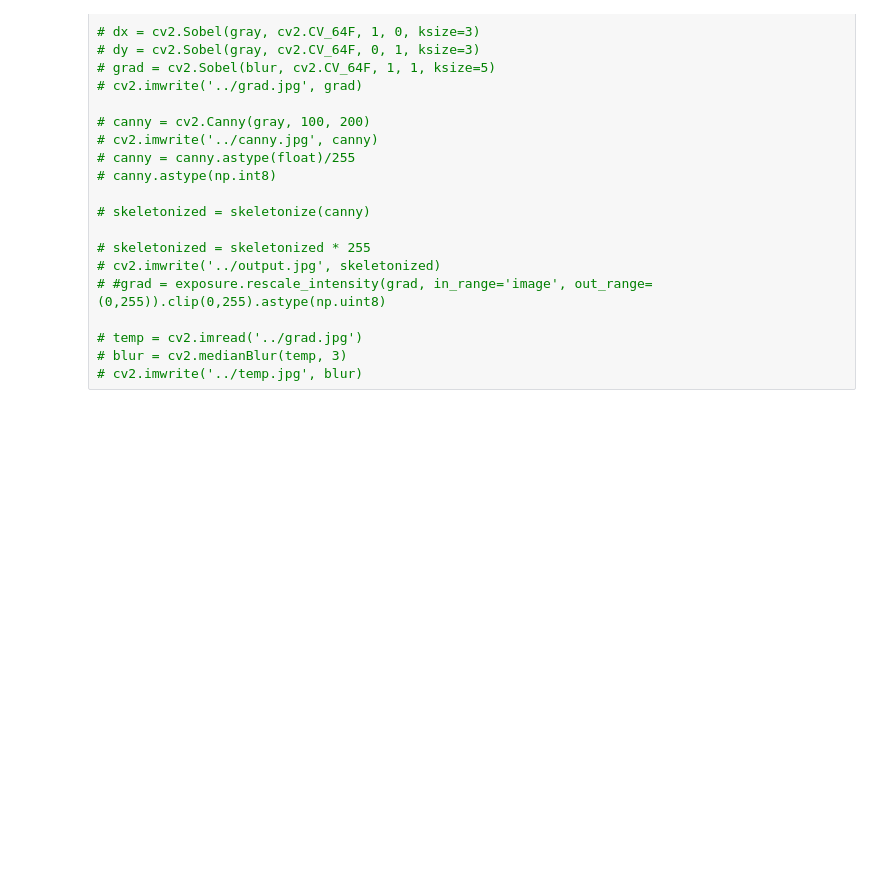
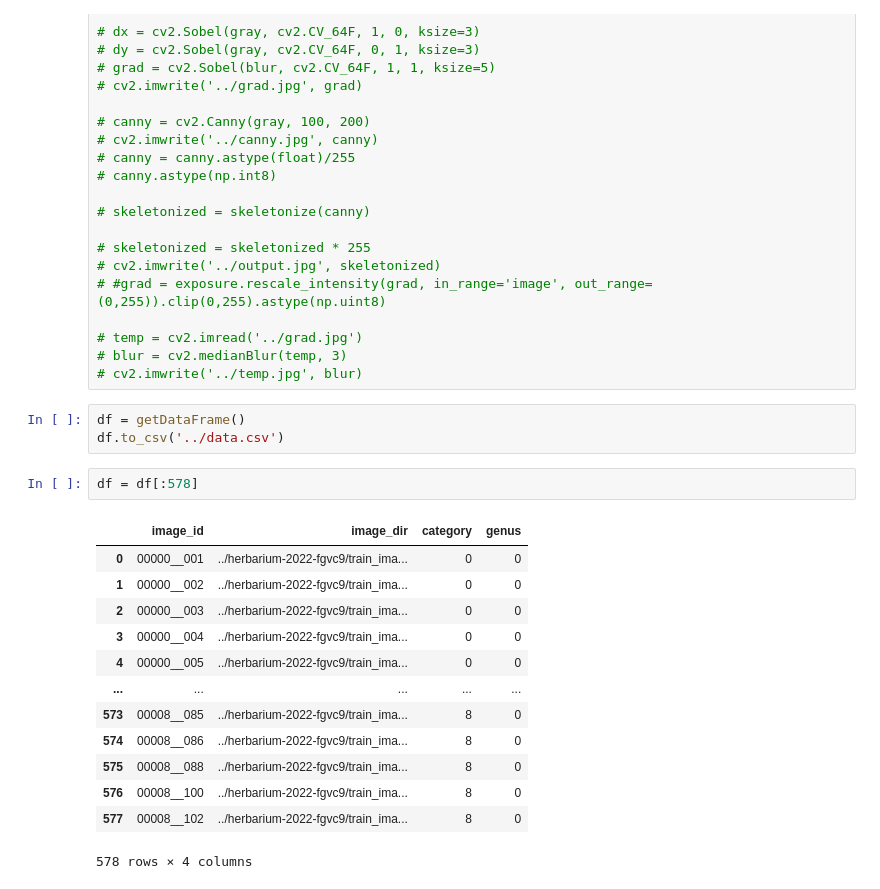
Before and after one commit to liuyoshio/Herbarium-Identification, a Jupyter notebook: playground.ipynb, the cells around one changed output. Cells and saved outputs as stored; diff of their text form; blank space fills up the shorter version.

```diff
--- a/playground.ipynb
+++ b/playground.ipynb
@@ -89,3 +92,22 @@ True
 # temp = cv2.imread('../grad.jpg')
 # blur = cv2.medianBlur(temp, 3)
 # cv2.imwrite('../temp.jpg', blur)
+# %%
+df = getDataFrame()
+df.to_csv('../data.csv')
+# %%
+df = df[:578]
+# %% [output]
+|  | image_id | image_dir | category | genus |
+| 0 | 00000__001 | ../herbarium-2022-fgvc9/train_ima... | 0 | 0 |
+| 1 | 00000__002 | ../herbarium-2022-fgvc9/train_ima... | 0 | 0 |
+| 2 | 00000__003 | ../herbarium-2022-fgvc9/train_ima... | 0 | 0 |
+| 3 | 00000__004 | ../herbarium-2022-fgvc9/train_ima... | 0 | 0 |
+| 4 | 00000__005 | ../herbarium-2022-fgvc9/train_ima... | 0 | 0 |
+| ... | ... | ... | ... | ... |
+| 573 | 00008__085 | ../herbarium-2022-fgvc9/train_ima... | 8 | 0 |
+| 574 | 00008__086 | ../herbarium-2022-fgvc9/train_ima... | 8 | 0 |
+| 575 | 00008__088 | ../herbarium-2022-fgvc9/train_ima... | 8 | 0 |
+| 576 | 00008__100 | ../herbarium-2022-fgvc9/train_ima... | 8 | 0 |
+| 577 | 00008__102 | ../herbarium-2022-fgvc9/train_ima... | 8 | 0 |
+578 rows × 4 columns
```
Also changed, not shown: parts of 1 cell of this notebook, 3 other files.
